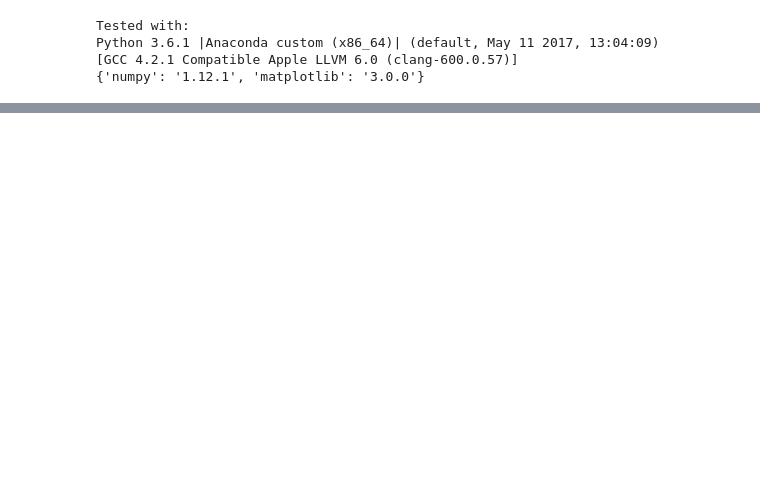
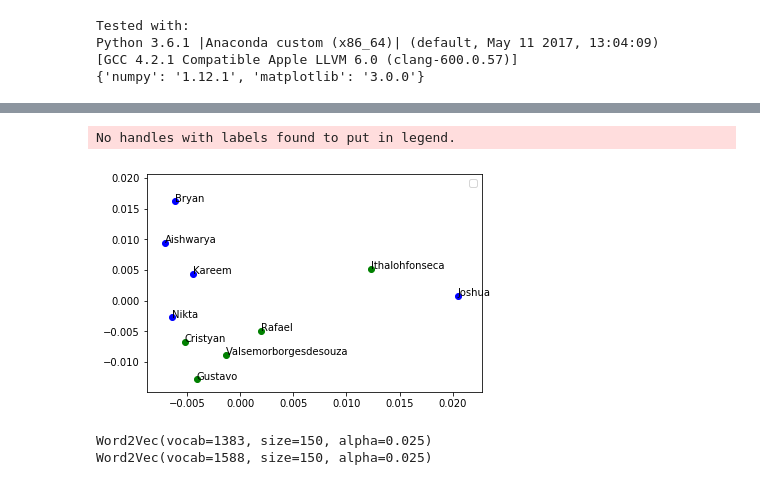
Before and after one commit to jiangcici/CS542-digaai, a Jupyter notebook: CS542_project_input_data.ipynb, the cells around one changed output, grey strips where cells are left out. Drawn from its saved outputs; the diff is of its cells as text; code cells hidden in the pictures; blank space fills up the shorter version.

```diff
--- a/CS542_project_input_data.ipynb
+++ b/CS542_project_input_data.ipynb
@@ -40,0 +55,16 @@ print(ID[2], First_name[2], Last_name[2], Is_Br[2])
+# %%
+sentences = []
+for i in range(1,6):
+    sentences.append([First_name[i]])
+for i in range(2500,2505):
+    sentences.append([First_name[i]])
+print(sentences)
+model = gensim.models.Word2Vec(
+        sentences,
+        size=150,
+        window=10,
+        min_count=1,
+        workers=10)
+model.train(sentences, total_examples=len(sentences), epochs=10)
+
+print(model)
@@ -40,0 +96,52 @@ print(ID[2], First_name[2], Last_name[2], Is_Br[2])
+# %%
+#visualize word
+
+X = model[model.wv.vocab]
+pca = PCA(n_components=2)
+result = pca.fit_transform(X)
+
+#plt.scatter(result[:, 0], result[:, 1], color = 'g')
+for i in range(0,5):
+    plt.scatter(result[i, 0], result[i, 1], color = 'g')
+for i in range(5,10):
+    plt.scatter(result[i, 0], result[i, 1], color = 'b')
+
+words = list(model.wv.vocab)
+for i, word in enumerate(words):
+    plt.annotate(word, xy=(result[i, 0], result[i, 1]))
+
+
+plt.show()
+# %% [output]
+No handles with labels found to put in legend.
+[figure, added]
+# %%
+sentence1 = []
+sentence2 = []
+for i in range(1, 5000):
+    if (Is_Br[i] == '1'): sentence1.append([First_name[i]])
+    else:
+        sentence2.append([First_name[i]])
+
+# print(sentence1)
+# print(sentence2)
+model1 = gensim.models.Word2Vec(
+        sentence1,
+        size=150,
+        window=10,
+        min_count=1,
+        workers=10)
+model1.train(sentence1, total_examples=len(sentence1), epochs=10)
+
+model2 = gensim.models.Word2Vec(
+        sentence2,
+        size=150,
+        window=10,
+        min_count=1,
+        workers=10)
+model2.train(sentence2, total_examples=len(sentence2), epochs=10)
+print(model1)
+print(model2)
+# %% [output]
+Word2Vec(vocab=1383, size=150, alpha=0.025)
+Word2Vec(vocab=1588, size=150, alpha=0.025)
```
Also changed, not shown: parts of 6 cells of this notebook.
